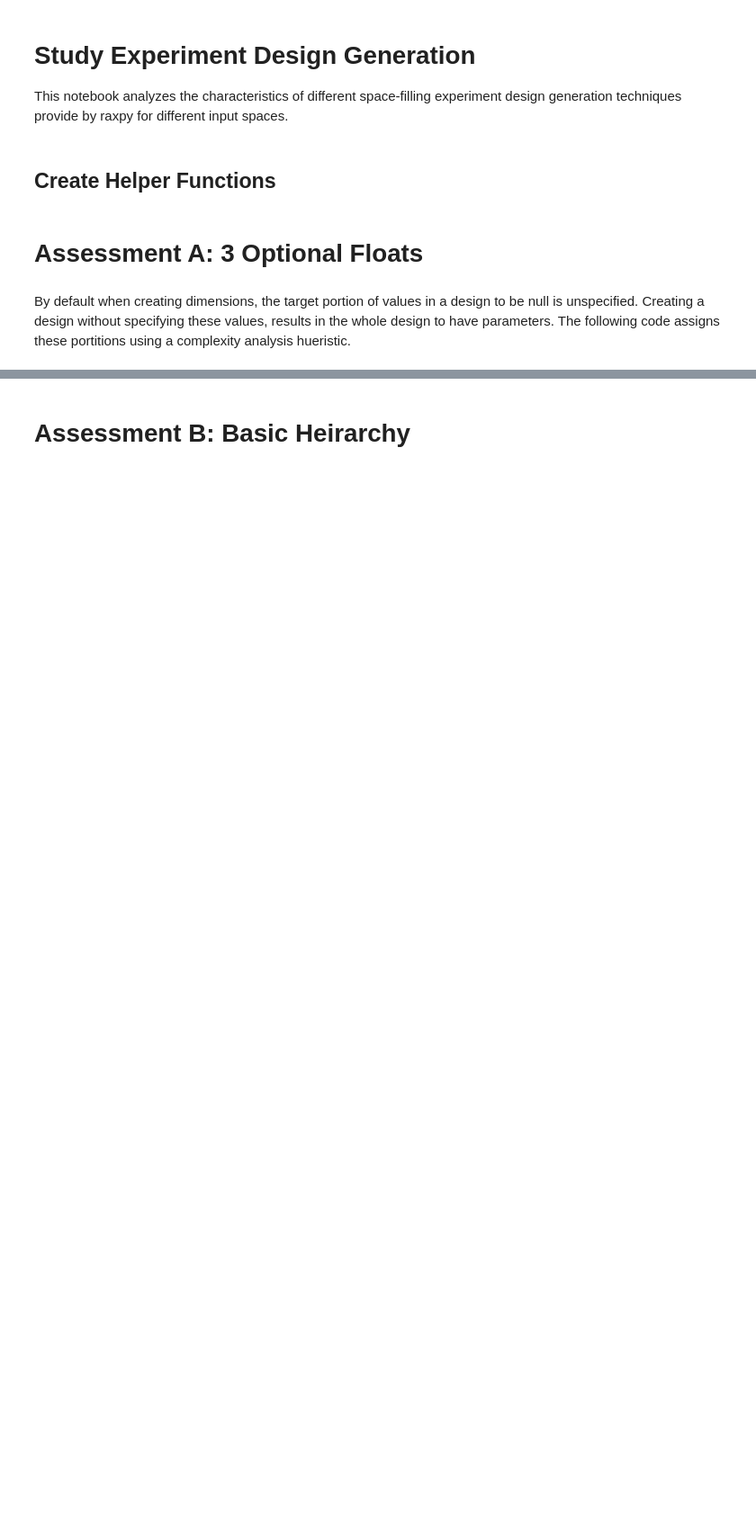
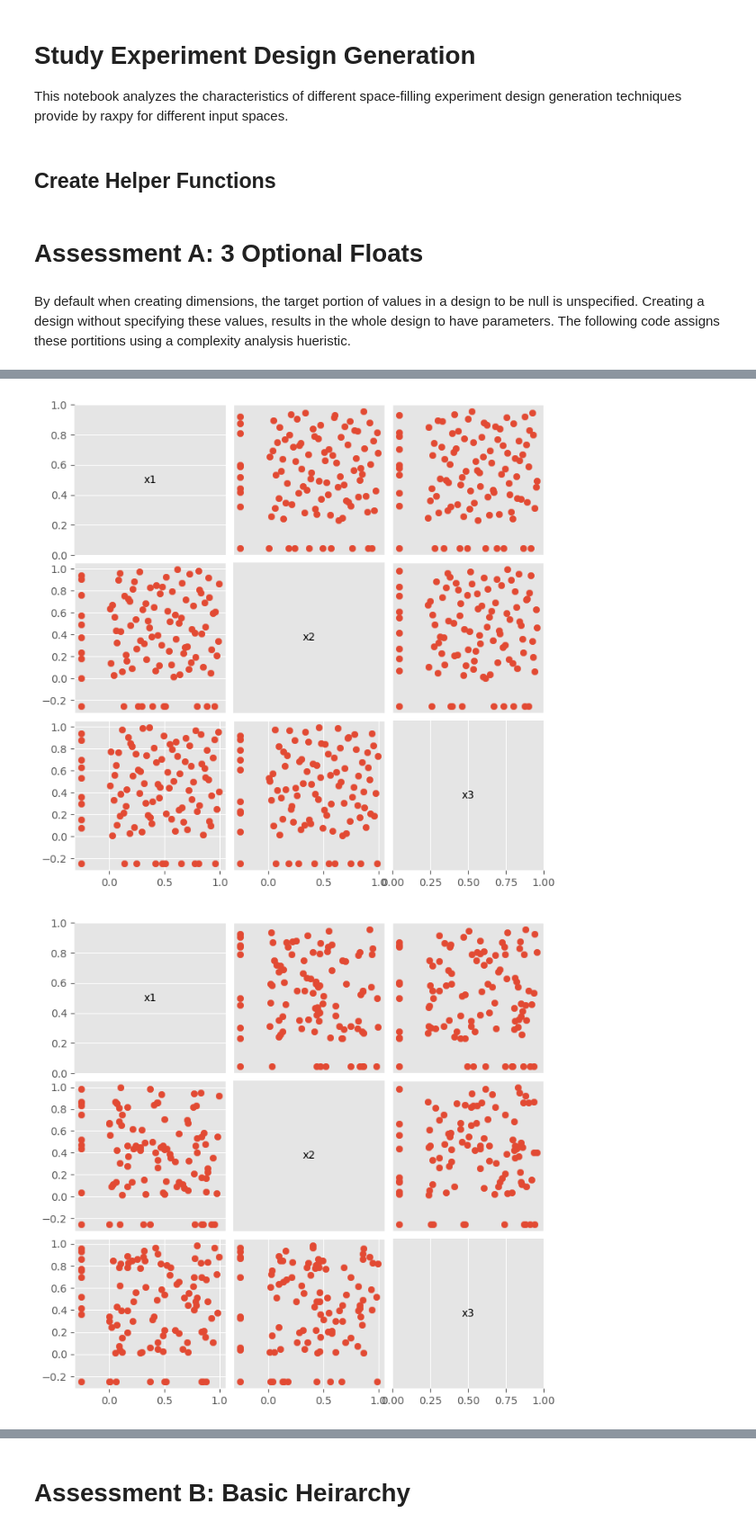
Before and after one commit to neil-r/raxpy, a Jupyter notebook: examples/Study_Experiment_Design_Generation.ipynb, the cells around one changed output, grey strips where cells are left out. Shown at 90% size. Drawn from its saved outputs; the diff is of its cells as text; code cells hidden in the pictures; blank space fills up the shorter version.

```diff
--- a/examples/Study_Experiment_Design_Generation.ipynb
+++ b/examples/Study_Experiment_Design_Generation.ipynb
@@ -166,0 +327,13 @@ generate_designs(
+# %%
+# now lets reset and analyze without random
+strategies = [
+    DesignStrategyResults(lhs_doe.generate_design, "LHD-by-TreeTraversal",[]),
+    # DesignStrategyResults(random_doe.generate_design, "Random",[]),
+    DesignStrategyResults(random_doe.generate_seperate_designs_by_full_subspace, "Random-by-SubSpace",[]),
+    DesignStrategyResults(lhs_doe.generate_seperate_designs_by_full_subspace, "LHD-by-SubSpace",[]),
+    DesignStrategyResults(lhs_doe.generate_design_with_projection, "LHD-Projection", []),
+]
+generate_designs(
+    strategies, space, number_of_designs=10,
+    target_full_sub_space_portions=target_sub_space_allocations
+)
@@ -166,0 +416,8 @@ generate_designs(
+# %%
+f1 = plots.scatterplot_matrix(strategies[0].designs[0].design.decoded_input_sets, ["x1", "x2", "x3"])
+f2 = plots.scatterplot_matrix(strategies[1].designs[0].design.decoded_input_sets, ["x1", "x2", "x3"])
+f3 = plots.scatterplot_matrix(strategies[2].designs[0].design.decoded_input_sets, ["x1", "x2", "x3"])
+f4 = plots.scatterplot_matrix(strategies[3].designs[0].design.decoded_input_sets, ["x1", "x2", "x3"])
+# %% [output]
+[figure, added]
+[figure, added]
```
Also changed, not shown: parts of 27 cells of this notebook, 9 other files.
